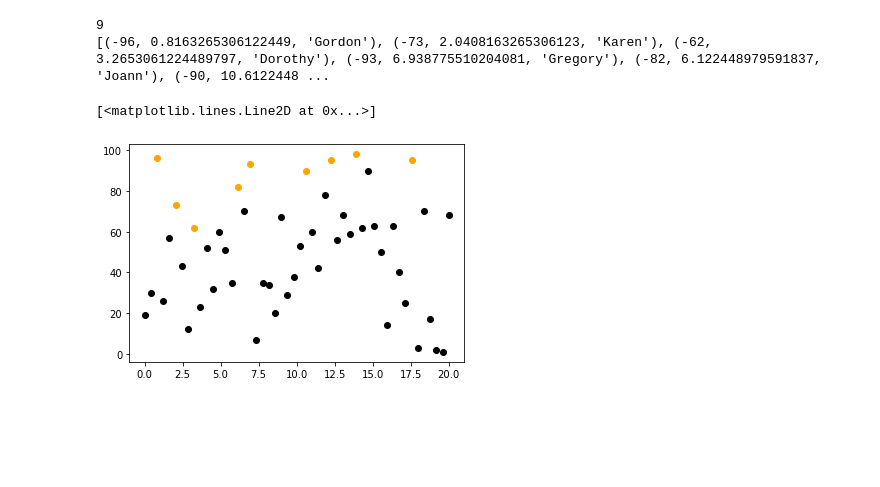
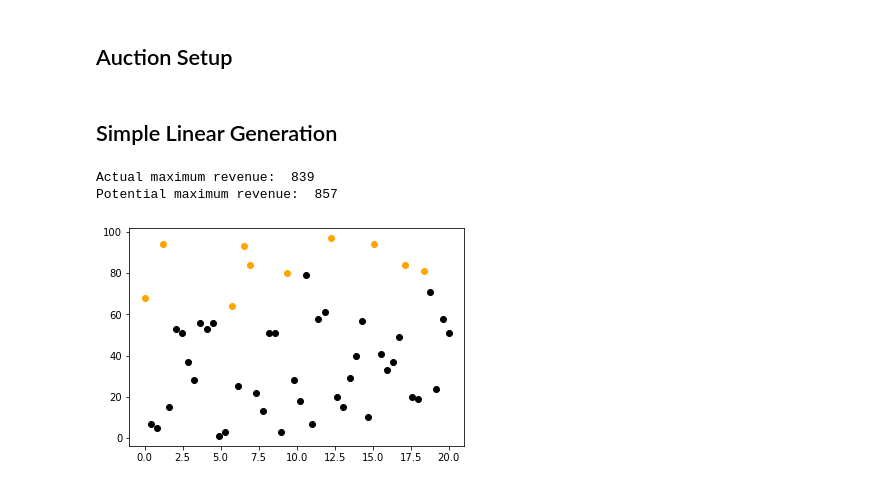
Before and after one commit to HilliamT/persistent-english-auction, a Jupyter notebook: simulation/simuation.ipynb, the cells around one changed output. Drawn from its saved outputs; the diff is of its cells as text; code cells hidden in the pictures; blank space fills up the shorter version.

Commit message:
feat(simulation): cleaned code; added several simulated agents

```diff
--- a/simulation/simuation.ipynb
+++ b/simulation/simuation.ipynb
@@ -9,24 +31,55 @@ import names
+# %% [markdown]
+## Auction Setup
 # %%
-# Simulate
-auction = PersistentEnglishAuction(time_between_clearing=2, max_clears=10, auction_start_time=2)
+# Auction configuration presets
+TIME_BETWEEN_CLEARING = 2
+MAX_CLEARS = 10
+AUCTION_START_TIME = 2
+BIDS = 50
 
-# generate times to bid
-x = np.linspace(0, 20, 50)
+# Create a completely new auction
+def new_auction(time_between_clearing = TIME_BETWEEN_CLEARING,
+                max_clears = MAX_CLEARS,
+                auction_start_time = AUCTION_START_TIME):
+    return PersistentEnglishAuction(time_between_clearing=time_between_clearing,
+                                   max_clears=max_clears,
+                                   auction_start_time=auction_start_time)
 
-# Generate random value to bid
-y = [randint(1, 100) for num in x]
+def apply_bids(auction, x, y):
+    sorted_indices = np.argsort(x)
+    x = x[sorted_indices]
+    y = y[sorted_indices]
 
-for i in range(len(x)):
-    auction.add_bid(address=names.get_first_name(), bid=y[i], bid_time=x[i])
+    for i in range(len(x)):
+        auction.add_bid(address=names.get_first_name(), bid=y[i], bid_time=x[i])
+    auction.close_auction()
 
+def plot_winnings(auction):
+    bidders = auction.get_bidders()
+    winners = auction.get_winners()
+    all_bids = np.array([bid[0] for bid in (bidders + winners)])
+    all_bids = all_bids[np.argsort(all_bids)]
 
-bidders = auction.get_bidders()
-winners = auction.get_winners()
+    potential_max_revenue = sum([-bid for bid in all_bids[:MAX_CLEARS]])
+    actual_max_revenue = sum([-winner[0] for winner in winners])
 
-plt.plot([bidder[1] for bidder in bidders], [(-bidder[0]) for bidder in bidders], 'o', color='black')
-plt.plot([winner[1] for winner in winners], [(-winner[0]) for winner in winners], 'o', color="orange")
+    print("Actual maximum revenue: ", actual_max_revenue)
+    print("Potential maximum revenue: ", potential_max_revenue)
+
+    plt.plot([bidder[1] for bidder in bidders], [(-bidder[0]) for bidder in bidders], 'o', color='black')
+    plt.plot([winner[1] for winner in winners], [(-winner[0]) for winner in winners], 'o', color="orange")
-# %% [output]
-9
-[(-96, 0.8163265306122449, 'Gordon'), (-73, 2.0408163265306123, 'Karen'), (-62, 3.2653061224489797, 'Dorothy'), (-93, 6.938775510204081, 'Gregory'), (-82, 6.122448979591837, 'Joann'), (-90, 10.6122448 ...
-[<matplotlib.lines.Line2D at 0x...>]
-[figure, removed]
+# %% [markdown]
+## Simple Linear Generation
+# %%
+auction = new_auction()
+
+# Generate random bids made in a linear fashion
+x = np.linspace(0, TIME_BETWEEN_CLEARING * MAX_CLEARS, BIDS)
+y = np.array([randint(1, 100) for num in x])
+
+apply_bids(auction, x, y)
+plot_winnings(auction)
+# %% [output]
+Actual maximum revenue:  839
+Potential maximum revenue:  857
+[figure, added]
```
Also changed, not shown: parts of 10 cells of this notebook, 1 other file.
